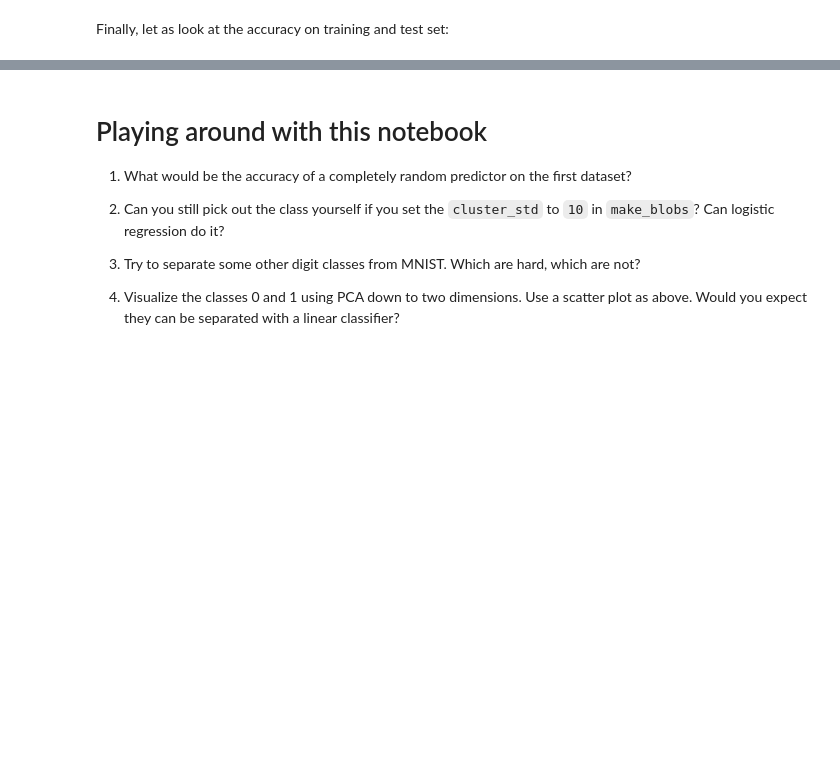
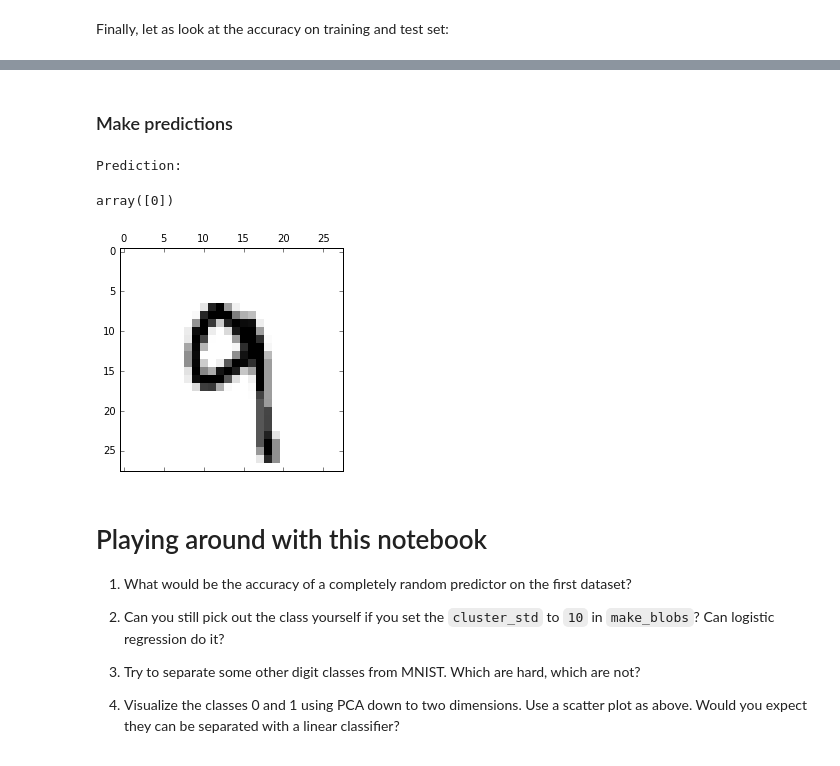
Before and after one commit to KirosG/python-notebooks, a Jupyter notebook: 4 - Logistic Regression.ipynb, the cells around one changed output, grey strips where cells are left out. Cells and saved outputs as stored; diff of their text form; code cells hidden in the pictures; blank space fills up the shorter version.

```diff
--- a/4 - Logistic Regression.ipynb
+++ b/4 - Logistic Regression.ipynb
@@ -224,3 +230,15 @@ Accuracy test set: 0.998057259714
+# %% [markdown]
+### Make predictions
+# %%
+# Select and illustrate one test data sample
+testData = X_mnist_test[7000]
+plt.matshow(testData.reshape(28, 28))
+print('Prediction:')
+logreg.predict(testData.reshape(1, -1))
+# %% [output]
+Prediction:
+array([0])
+[figure, added]
 # %% [markdown]
 Playing around with this notebook
 =================================
```
Also changed, not shown: parts of 15 cells of this notebook.
